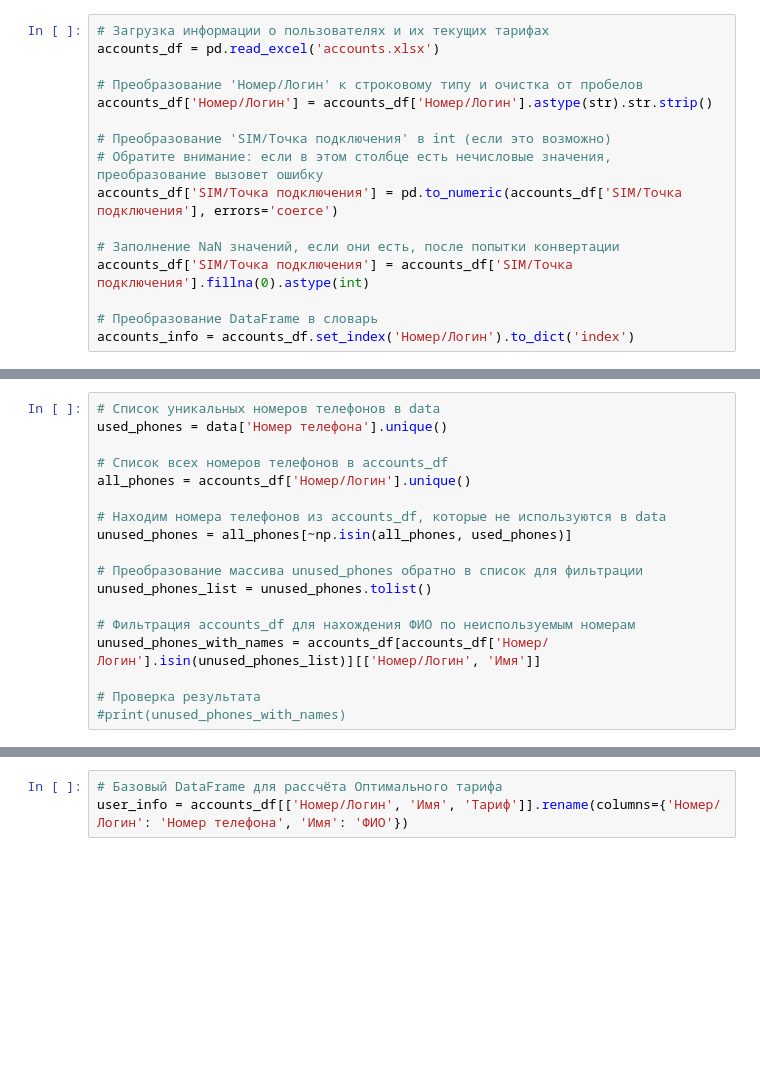
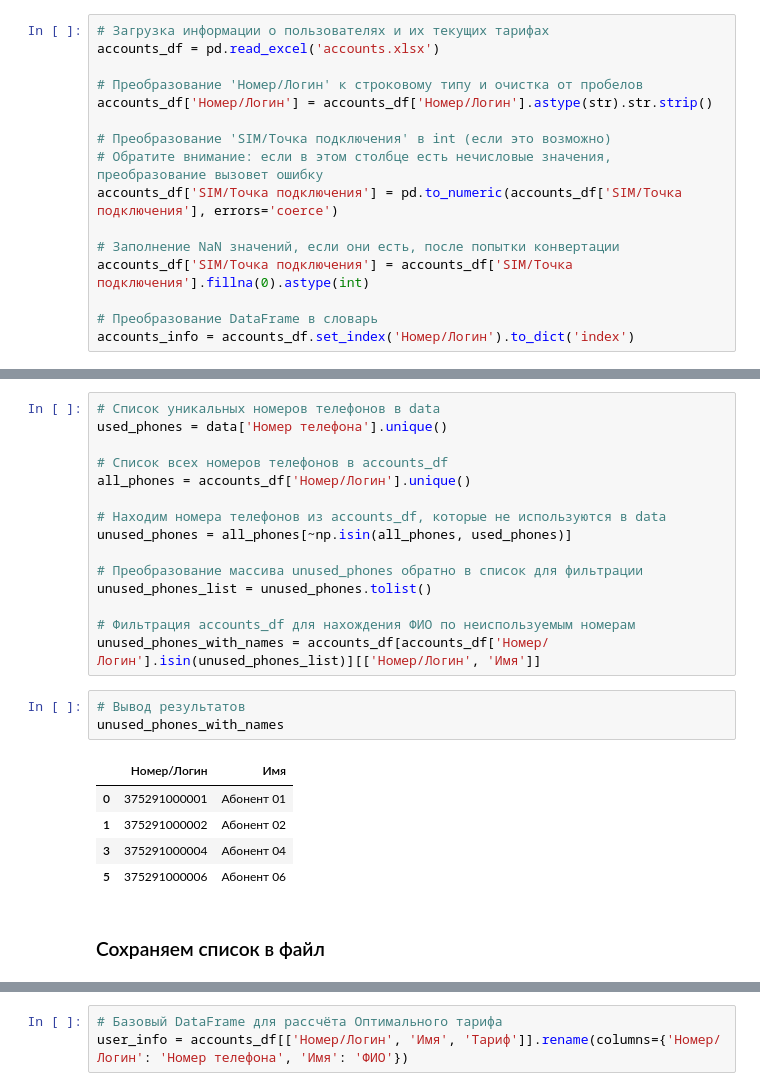
Before and after one commit to 51n1au5k1/A1-CORP, a Jupyter notebook: oprimal_tariff_and_analytics.ipynb, the cells around one changed output, grey strips where cells are left out. Drawn from its saved outputs; the diff is of its cells as text; blank space fills up the shorter version.

```diff
--- a/oprimal_tariff_and_analytics.ipynb
+++ b/oprimal_tariff_and_analytics.ipynb
@@ -236,6 +429,14 @@ unused_phones_list = unused_phones.tolist()
 
 # Фильтрация accounts_df для нахождения ФИО по неиспользуемым номерам
 unused_phones_with_names = accounts_df[accounts_df['Номер/Логин'].isin(unused_phones_list)][['Номер/Логин', 'Имя']]
-
-# Проверка результата
-#print(unused_phones_with_names)
+# %%
+# Вывод результатов
+unused_phones_with_names
+# %% [output]
+|  | Номер/Логин | Имя |
+| 0 | 375291000001 | Абонент 01 |
+| 1 | 375291000002 | Абонент 02 |
+| 3 | 375291000004 | Абонент 04 |
+| 5 | 375291000006 | Абонент 06 |
+# %% [markdown]
+### Сохраняем список в файл ###
```
Also changed, not shown: parts of 63 cells of this notebook, 6 other files.
